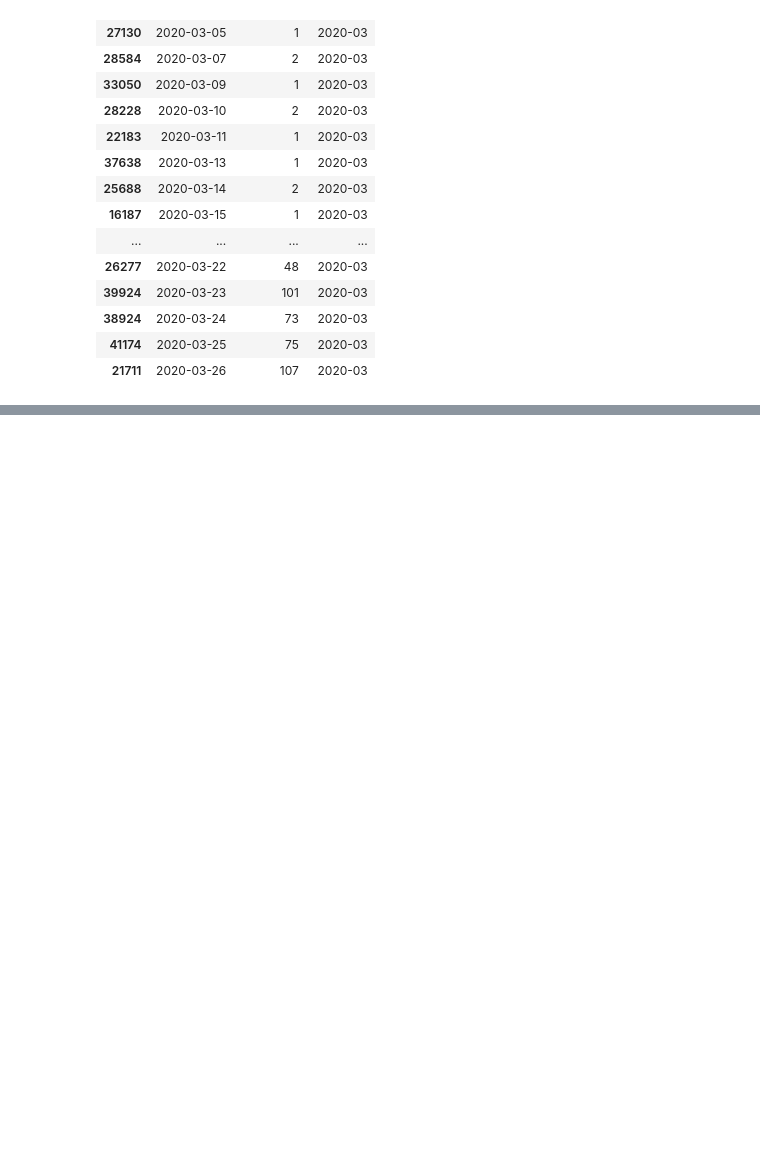
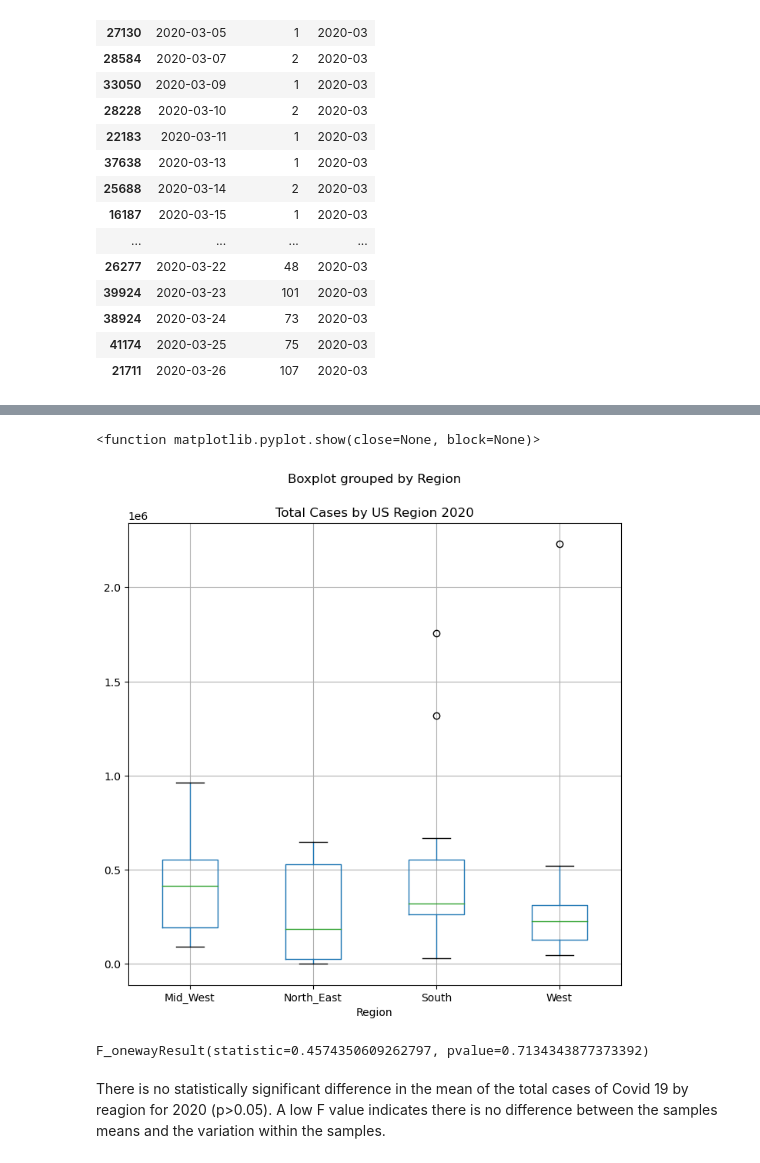
Before and after one commit to kkevin1999/Data_Project_1, a Jupyter notebook: tracey.ipynb, the cells around one changed output, grey strips where cells are left out. Cells and saved outputs as stored; diff of their text form; code cells hidden in the pictures; blank space fills up the shorter version.

```diff
--- a/tracey.ipynb
+++ b/tracey.ipynb
@@ -186,0 +305,18 @@ TypeError: ufunc 'divide' not supported for the input types, and the inputs coul
+# %%
+midwest_2020 = midwest_df.loc[(midwest_df["Year"] == 2020)]
+midwest_2021 = midwest_df.loc[(midwest_df["Year"] == 2021)]
+midwest_2022 = midwest_df.loc[(midwest_df["Year"] == 2022)]
+# %%
+northeast_2020 = northeast_df.loc[(northeast_df["Year"] == 2020)]
+northeast_2021 = northeast_df.loc[(northeast_df["Year"] == 2021)]
+northeast_2022 = northeast_df.loc[(northeast_df["Year"] == 2022)]
+# %%
+south_2020 = south_df.loc[(south_df["Year"] == 2020)]
+south_2021 = south_df.loc[(south_df["Year"] == 2021)]
+south_2022 = south_df.loc[(south_df["Year"] == 2022)]
+# %%
+#https://pandas.pydata.org/docs/user_guide/merging.html
+
+frames_2020 = [west_2020,midwest_2020,northeast_2020,south_2020]
+region_2020 = pd.concat(frames_2020)
+region_2020.head()
@@ -186,0 +337,11 @@ TypeError: ufunc 'divide' not supported for the input types, and the inputs coul
+# %%
+#create boxplot for 2020
+region_2020_bplt = region_2020.boxplot("tot_cases", by="Region", figsize=(8,8))
+region_2020_bplt.plot()
+plt.title("Total Cases by US Region 2020")
+plt.tight_layout
+plt.savefig("output_data/boxplot2020.png")
+plt.show
+# %% [output]
+<function matplotlib.pyplot.show(close=None, block=None)>
+[figure, added]
@@ -186,0 +354,9 @@ TypeError: ufunc 'divide' not supported for the input types, and the inputs coul
+# %%
+#anova stats for 2020 cases
+#F-value = variation between sample means / variation within the samples
+
+st.f_oneway(groupMid, groupNorth_East, groupSouth, groupWest)
+# %% [output]
+F_onewayResult(statistic=0.4574350609262797, pvalue=0.7134343877373392)
+# %% [markdown]
+There is no statistically significant difference in the mean of the total cases of Covid 19 by reagion for 2020 (p>0.05).  A low F value indicates there is no difference between the samples means and the variation within the samples.
```
Also changed, not shown: parts of 29 cells of this notebook.
